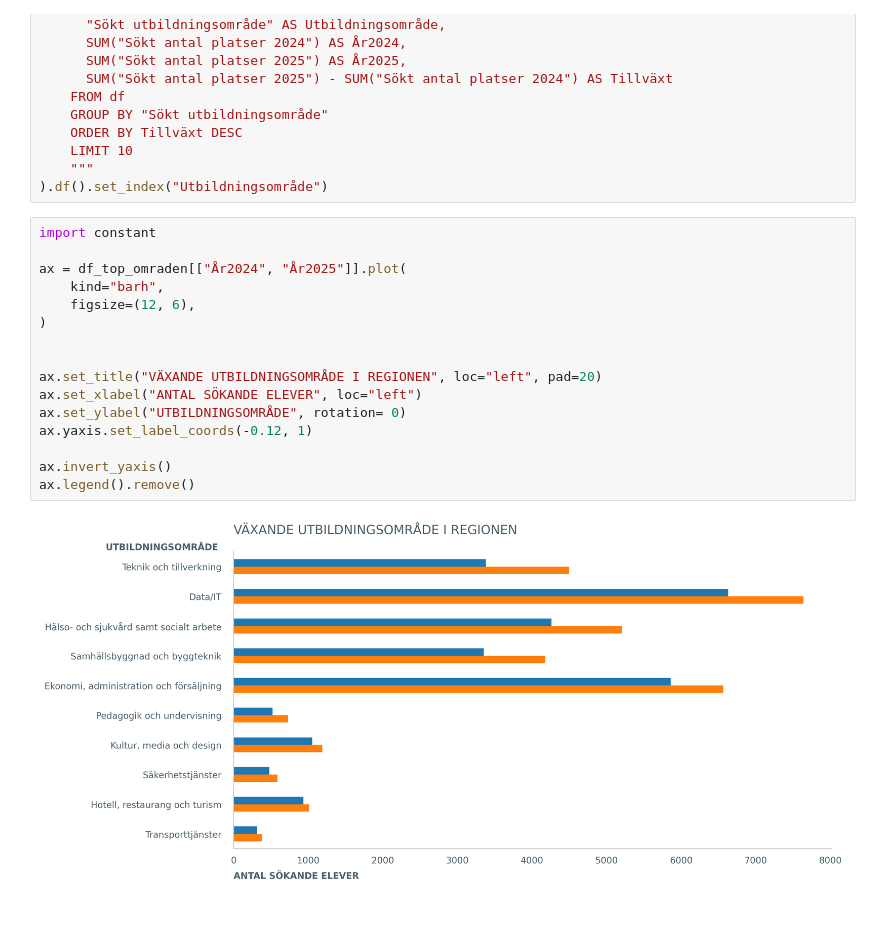
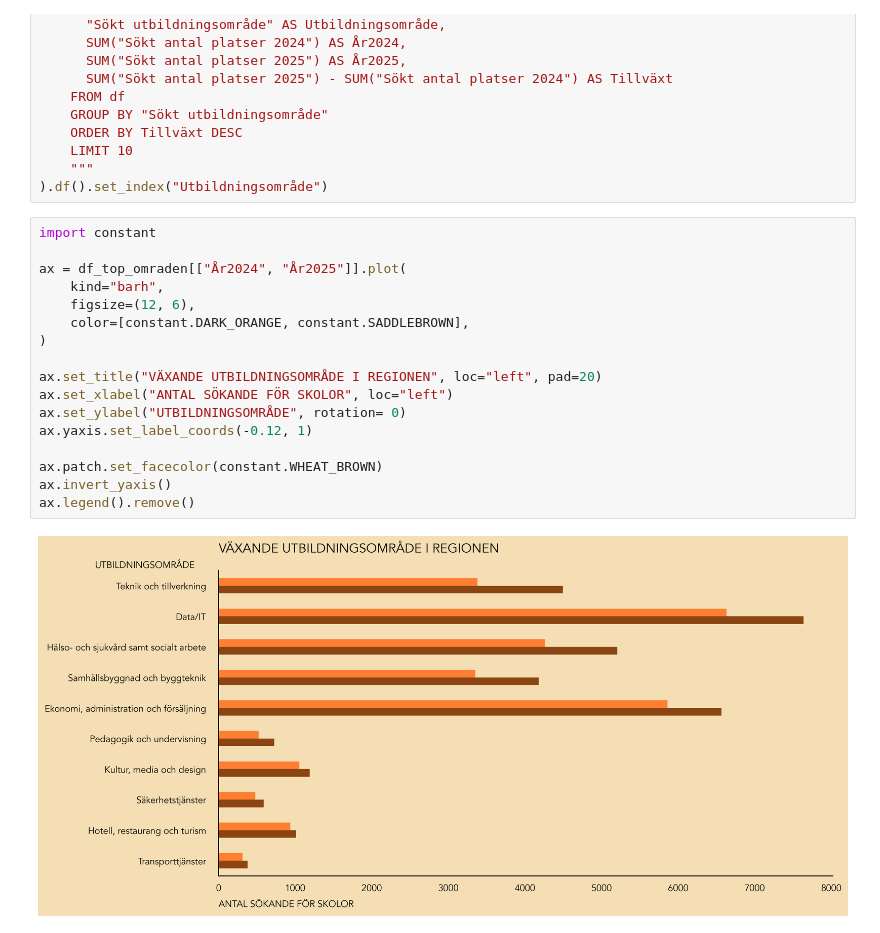
Before and after one commit to AlejandroHiroshima/Data_visualisation_grupp8, a Jupyter notebook: Story_telling/main.ipynb, the cells around one changed output. Cells and saved outputs as stored; diff of their text form.

```diff
--- a/Story_telling/main.ipynb
+++ b/Story_telling/main.ipynb
@@ -36,18 +36,19 @@ df_top_omraden = db.query(
 # %%
 import constant
 
 ax = df_top_omraden[["År2024", "År2025"]].plot(
     kind="barh",
     figsize=(12, 6),
+    color=[constant.DARK_ORANGE, constant.SADDLEBROWN],
 )
 
-
 ax.set_title("VÄXANDE UTBILDNINGSOMRÅDE I REGIONEN", loc="left", pad=20)
-ax.set_xlabel("ANTAL SÖKANDE ELEVER", loc="left")
+ax.set_xlabel("ANTAL SÖKANDE FÖR SKOLOR", loc="left")
 ax.set_ylabel("UTBILDNINGSOMRÅDE", rotation= 0)
 ax.yaxis.set_label_coords(-0.12, 1)
 
+ax.patch.set_facecolor(constant.WHEAT_BROWN)
 ax.invert_yaxis()
 ax.legend().remove()
 # %% [output]
-[figure, old version]
+[figure, new version]
```
Also changed, not shown: 2 other files.
